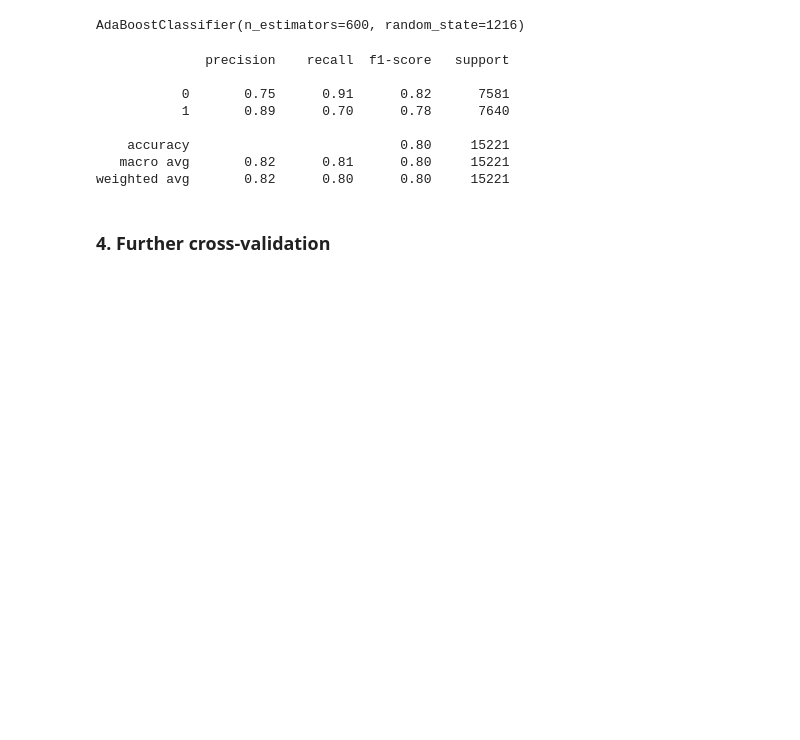
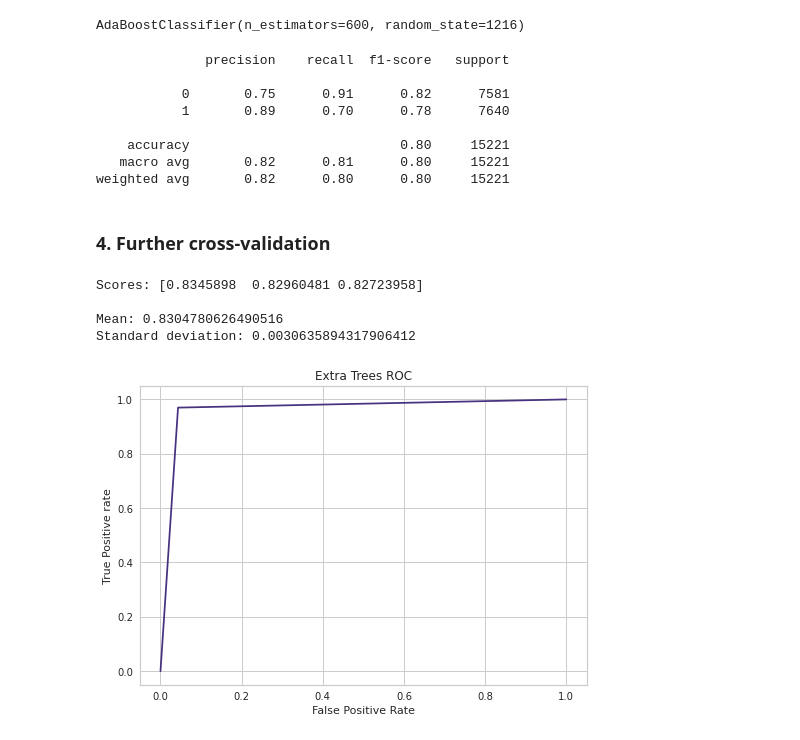
Before and after one commit to o-guilherme/IFSP-Proj-Sem2, a Jupyter notebook: SageMaker Models Training.ipynb, the cells around one changed output. Saved outputs shown, nothing was run; the diff lists cells and outputs as text; code cells hidden in the pictures; blank space fills up the shorter version.

```diff
--- a/SageMaker Models Training.ipynb
+++ b/SageMaker Models Training.ipynb
@@ -336,3 +336,19 @@ The results chart shows that the best results were:
 extra_tree = ExtraTreesClassifier(n_estimators=1000, random_state=1216, n_jobs = -1)
 X, y = df_splitter(datasets['oversampled-'])
 X_train, X_test, y_train, y_test = train_test_split(X, y, test_size=0.2, random_state=1216)
+# %%
+#Setting the parameters for the grid search
+min_samples_split = np.array([2])
+max_depth = np.array([50])
+max_leaf_nodes = np.array([None])
+values_grid = {'min_samples_split': min_samples_split,
+               'max_depth': max_depth,
+               'max_leaf_nodes':max_leaf_nodes}
+# %%
+#Using grid search to find the best values
+gridExtraTrees = GridSearchCV(estimator = extra_tree,
+                                param_grid = values_grid,
+                                cv = 2, verbose = 3,
+                                scoring='accuracy',
+                                pre_dispatch=-1)
+gridExtraTrees.fit(X_train, y_train);
@@ -338,0 +359,3 @@ X_train, X_test, y_train, y_test = train_test_split(X, y, test_size=0.2, random_
+# %%
+best_extra_trees = gridExtraTrees.best_estimator_
+best_extra_trees.fit(X_train, y_train);
@@ -544,5 +569,10 @@ X_train, X_test, y_train, y_test = train_test_split(X, y, test_size=0.2)   #No f
 extrees = ExtraTreesClassifier(max_depth=50,
                                n_estimators=1000,
                                n_jobs=-1)  #No fixed seed this time, so the model can train new random states
-extrees_test = cross_val_score(extrees,X_train,y_train, n_jobs=-1, cv=15, scoring='accuracy')
+extrees_test = cross_val_score(extrees,X_train,y_train, n_jobs=-1, cv=3, scoring='accuracy') #Only 3 to avoid excessive memory overload of our instance
 display_scores(extrees_test)
+# %% [output]
+Scores: [0.8345898  0.82960481 0.82723958]
+
+Mean: 0.8304780626490516
+Standard deviation: 0.0030635894317906412
@@ -548,0 +582,12 @@ display_scores(extrees_test)
+# %%
+#Getting ROC Graph
+X, y = df_splitter(datasets['oversampled-'])
+X_train, X_test, y_train, y_test = train_test_split(X, y, test_size=0.4)
+y_pred = best_extra_trees.predict(X_test)
+fpr, tpr, thresh = roc_curve(y_test, y_pred, pos_label=1)
+plt.plot(fpr, tpr, label='Extra Trees ROC')
+plt.title('Extra Trees ROC')
+plt.xlabel('False Positive Rate')
+plt.ylabel('True Positive rate');
+# %% [output]
+[figure, added]
```
Also changed, not shown: parts of 24 cells of this notebook.
